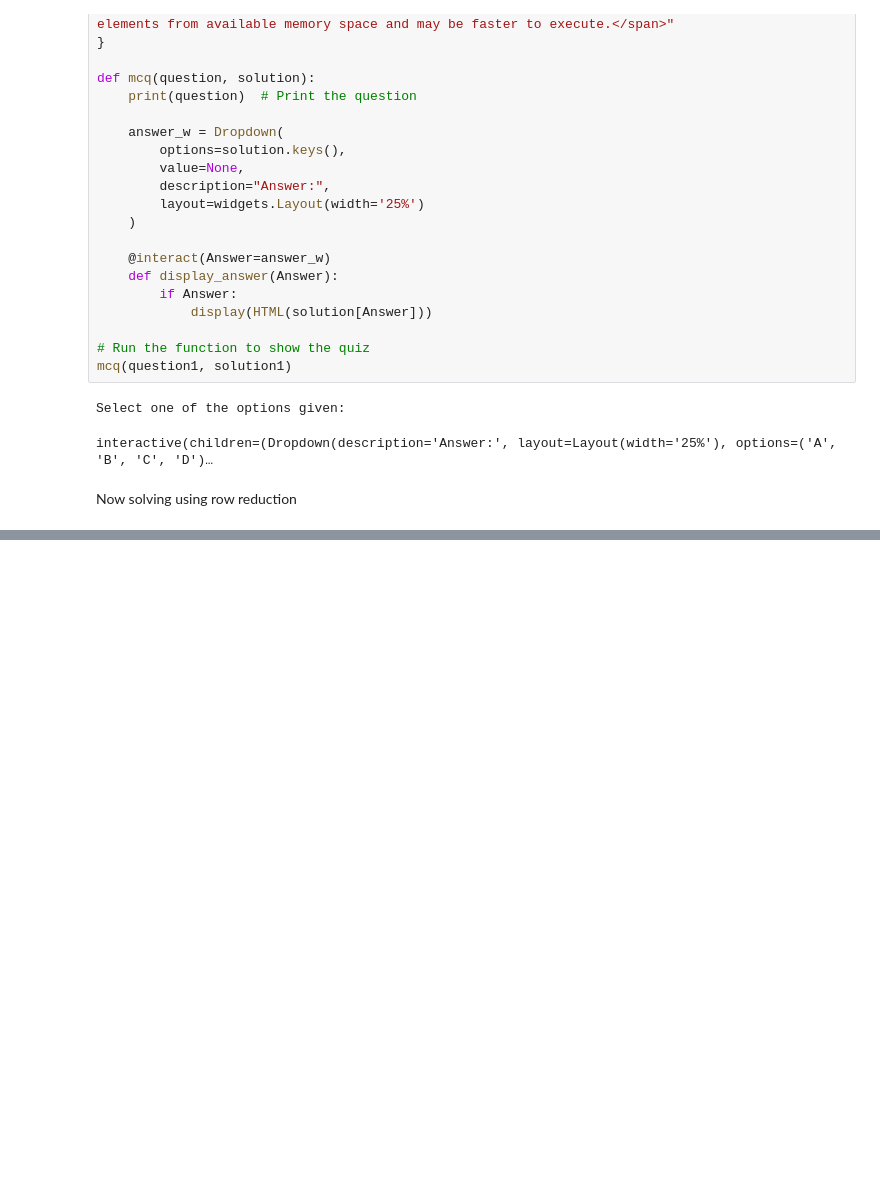
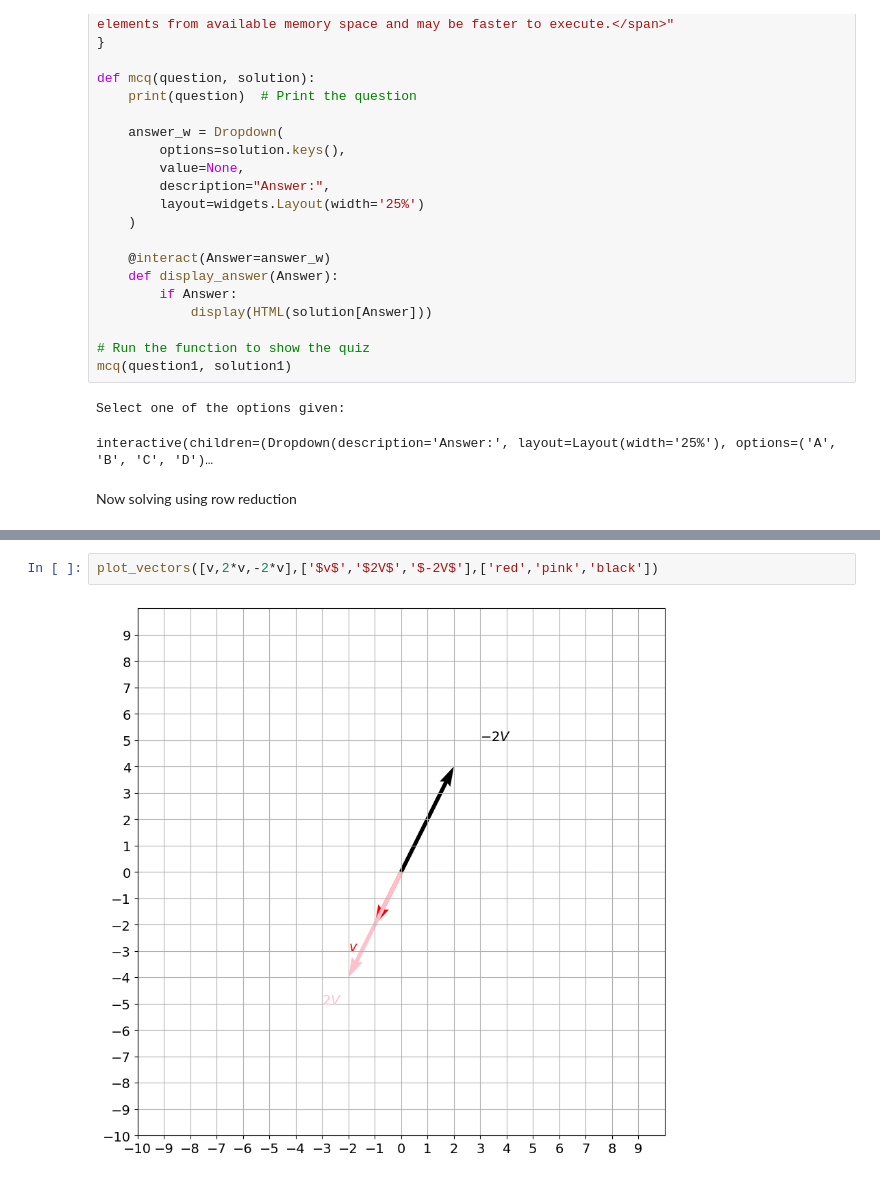
Before and after one commit to UsamaAliK/Numpy, a Jupyter notebook: NUMPY.ipynb, the cells around one changed output, grey strips where cells are left out. Drawn from its saved outputs; the diff is of its cells as text; blank space fills up the shorter version.

```diff
--- a/NUMPY.ipynb
+++ b/NUMPY.ipynb
@@ -627,0 +628,4 @@ plot_vectors([v], [f"$v$"], ["black"])
+# %%
+plot_vectors([v,2*v,-2*v],['$v$','$2V$','$-2V$'],['red','pink','black'])
+# %% [output]
+[figure, added]
```
Also changed, not shown: parts of 19 cells of this notebook.
